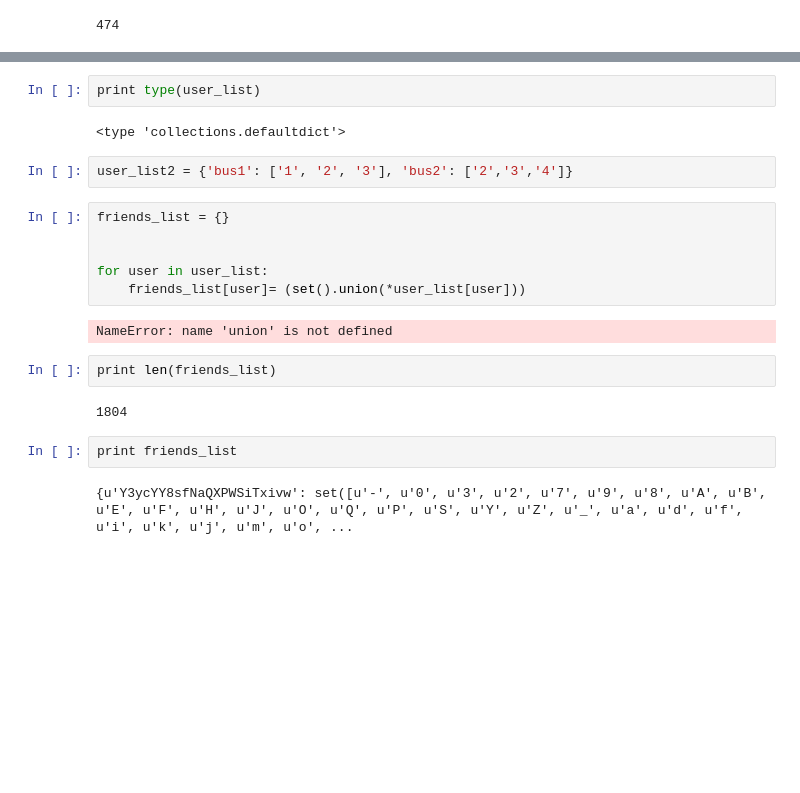
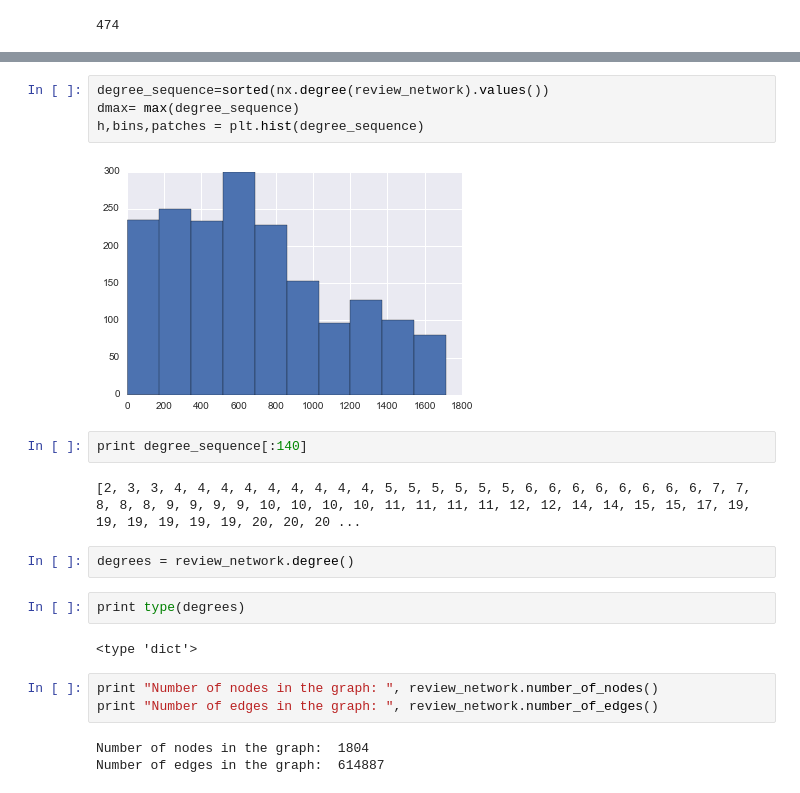
Before and after one commit to amalkadi/DataMiningProject, a Jupyter notebook: graph network.ipynb, the cells around one changed output, grey strips where cells are left out. Drawn from its saved outputs; the diff is of its cells as text; blank space fills up the shorter version.

```diff
--- a/graph network.ipynb
+++ b/graph network.ipynb
@@ -261,22 +293,22 @@ print len(user_list), len(business_list)
+# %%
+degree_sequence=sorted(nx.degree(review_network).values())
+dmax= max(degree_sequence)
+h,bins,patches = plt.hist(degree_sequence)
+# %% [output]
+[figure, added]
+# %%
+print degree_sequence[:140]
+# %% [output]
+[2, 3, 3, 4, 4, 4, 4, 4, 4, 4, 4, 4, 5, 5, 5, 5, 5, 5, 6, 6, 6, 6, 6, 6, 6, 6, 7, 7, 8, 8, 8, 9, 9, 9, 9, 10, 10, 10, 10, 11, 11, 11, 11, 12, 12, 14, 14, 15, 15, 17, 19, 19, 19, 19, 19, 19, 20, 20, 20 ...
+# %%
+degrees = review_network.degree()
 # %%
-print type(user_list)
+print type(degrees)
 # %% [output]
-<type 'collections.defaultdict'>
+<type 'dict'>
-# %%
-user_list2 = {'bus1': ['1', '2', '3'], 'bus2': ['2','3','4']}
-# %%
-friends_list = {}
-
-
-for user in user_list:
-    friends_list[user]= (set().union(*user_list[user]))
-# %% [output]
-NameError: name 'union' is not defined
-# %%
-print len(friends_list)
-# %% [output]
-1804
-# %%
-print friends_list
-# %% [output]
-{u'Y3ycYY8sfNaQXPWSiTxivw': set([u'-', u'0', u'3', u'2', u'7', u'9', u'8', u'A', u'B', u'E', u'F', u'H', u'J', u'O', u'Q', u'P', u'S', u'Y', u'Z', u'_', u'a', u'd', u'f', u'i', u'k', u'j', u'm', u'o', ...
+# %%
+print "Number of nodes in the graph: ", review_network.number_of_nodes()
+print "Number of edges in the graph: ", review_network.number_of_edges()
+# %% [output]
+Number of nodes in the graph:  1804
+Number of edges in the graph:  614887
```
Also changed, not shown: parts of 19 cells of this notebook.
